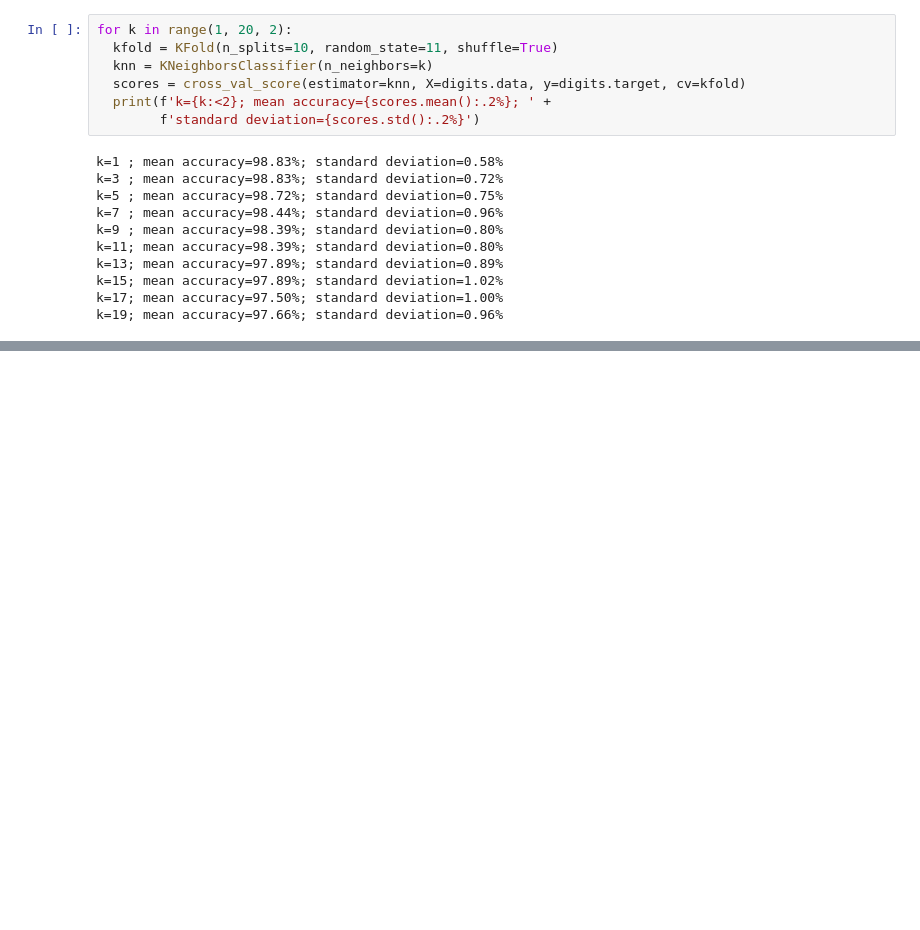
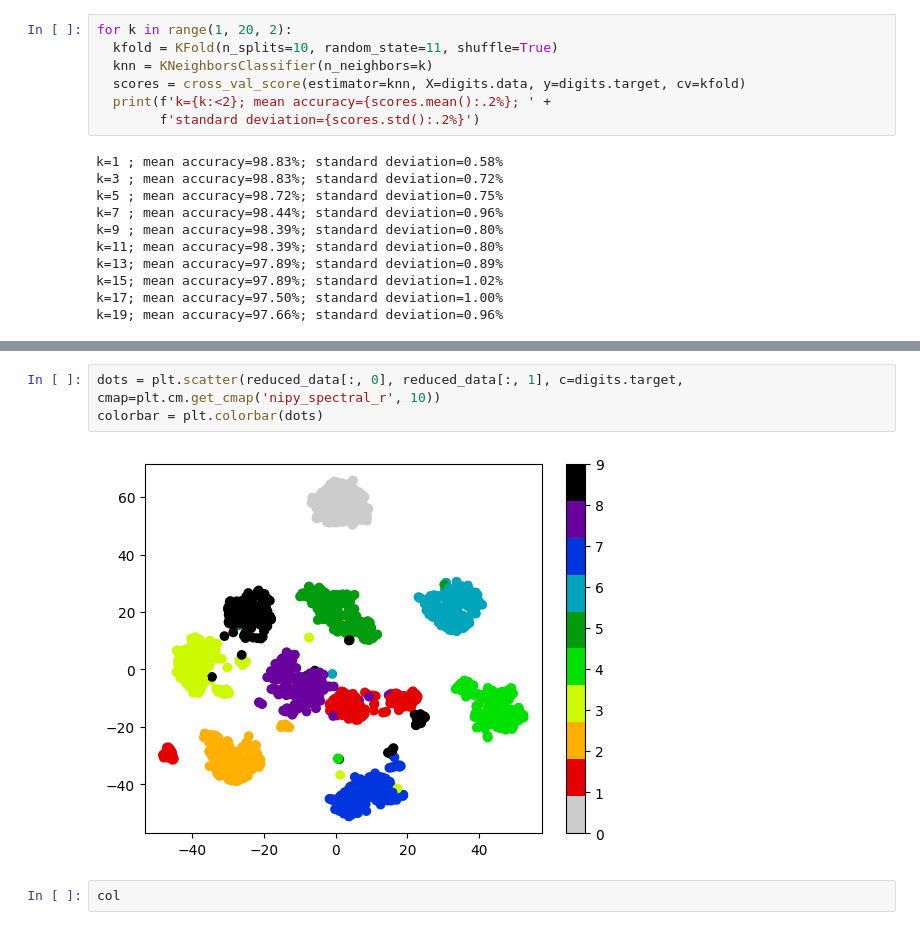
Before and after one commit to Sivasurya-J/DataScienceAcademicProjects, a Jupyter notebook: Digits_Classification.ipynb, the cells around one changed output, grey strips where cells are left out. Saved outputs shown, nothing was run; the diff lists cells and outputs as text; blank space fills up the shorter version.

```diff
--- a/Digits_Classification.ipynb
+++ b/Digits_Classification.ipynb
@@ -242,0 +262,7 @@ k=19; mean accuracy=97.66%; standard deviation=0.96%
+# %%
+dots = plt.scatter(reduced_data[:, 0], reduced_data[:, 1], c=digits.target, cmap=plt.cm.get_cmap('nipy_spectral_r', 10))
+colorbar = plt.colorbar(dots)
+# %% [output]
+[figure, added]
+# %%
+col
```
Also changed, not shown: parts of 7 cells of this notebook.
